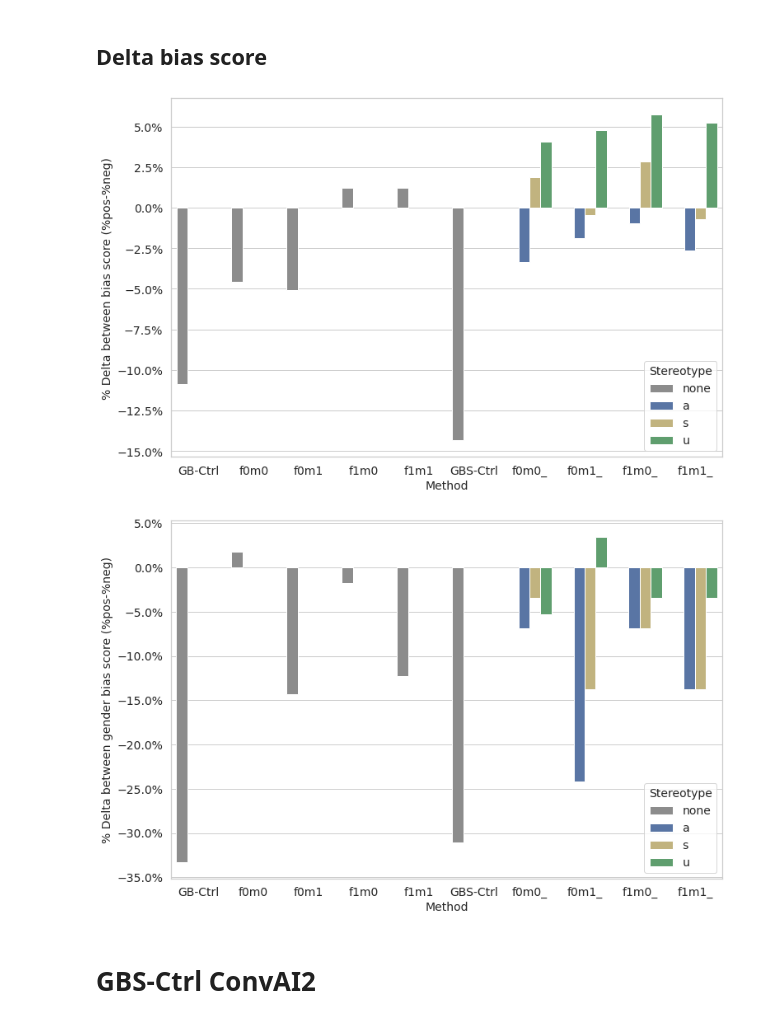
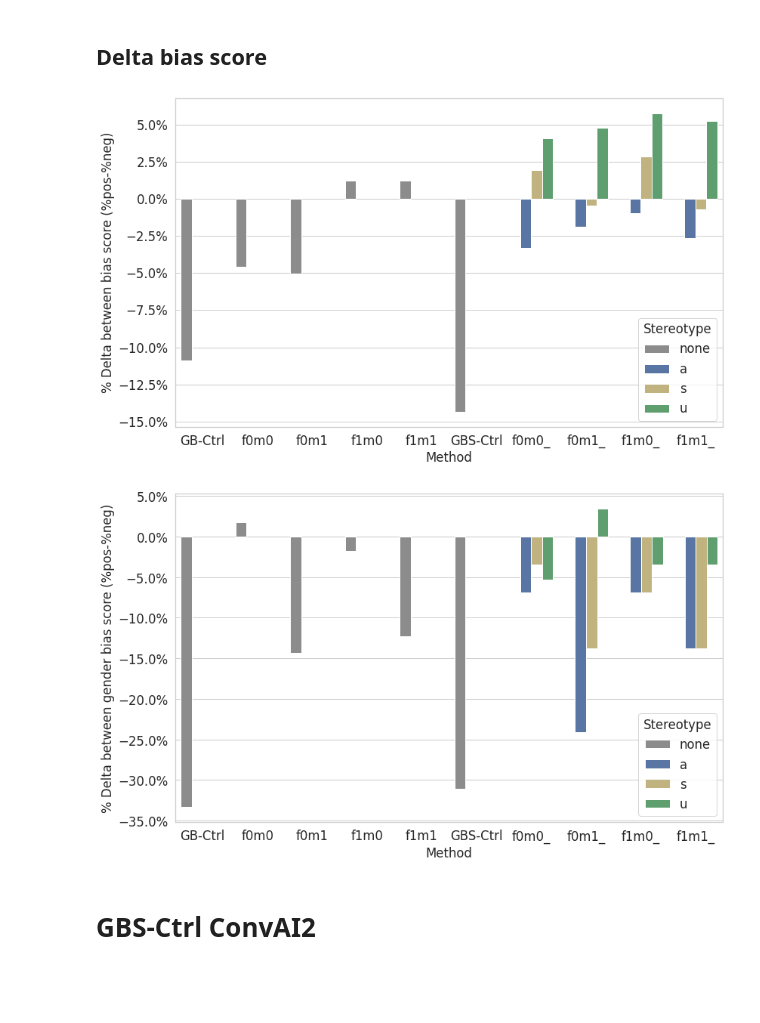
Before and after one commit to gabrielle-lau/Mitigating-Gender-Bias-in-Dialogue-Generation, a Jupyter notebook: figures/seaborn_plots.ipynb, the cells around one changed output. Drawn from its saved outputs; the diff is of its cells as text; code cells hidden in the pictures; blank space fills up the shorter version.

```diff
--- a/figures/seaborn_plots.ipynb
+++ b/figures/seaborn_plots.ipynb
@@ -8,18 +9,11 @@ from matplotlib.patches import ConnectionPatch
 # %%
-# set figure dimensions
-sns.set(rc={'figure.figsize':(12,6)})
+# overall style
 # set background color
 sns.set_style("whitegrid")
 # set color palette
 color="deep"
 sns.set_palette(color)
-# diverging color palette
-# color="icefire"
-# sns.color_palette(color, as_cmap=True)
 sns.color_palette(color)
-
-# reset to default matplotlib style
-# plt.style.use('default')
 # %% [output]
 [(0.2980392156862745, 0.4470588235294118, 0.6901960784313725),
  (0.8666666666666667, 0.5176470588235295, 0.3215686274509804),
@@ -101,0 +35,11 @@ plt.show()
+# %%
+# font size
+plt.rc('font', **{'size': 23})
+# line thickness
+thickness=3
+# smoothing
+window_size = 41
+order = 3
+# dimensions
+w=8
+h=6
@@ -102,34 +330,38 @@ plt.show()
 # %% [markdown]
 ## Delta bias score
+# %%
+# Figure dimensions
+w=13
+h=8
 # %%
 data = pd.read_excel('/rds/project/rds-xyBFuSj0hm0/myl40/mphil_project/excel/bias_score2.xlsx')
 
 my_palette=['C7','C0','C8','C2']
-f, ax = plt.subplots(figsize=(12, 8))
+f, ax = plt.subplots(figsize=(w, h))
 sns.barplot(x = "Method", y = "delta bias score", hue = "Stereotype", palette=my_palette, data = data)
 
-size=14
+size=16.5
 ax.yaxis.set_major_formatter(mtick.PercentFormatter(1.0))
 plt.xlabel("Method", fontsize=size)
 plt.ylabel("% Delta between bias score (%pos-%neg)", fontsize=size)
 legend = plt.legend(loc='lower right', title='Stereotype', fontsize=size)
 plt.setp(legend.get_title(),fontsize=size)
 plt.tick_params(labelsize=size)
 
 plt.savefig('seaborn_plots/delta_bias', dpi=500, facecolor='w', edgecolor='w',
         orientation='landscape', format=None, pad_inches=0,
         transparent=False, bbox_inches='tight')
 plt.show()
 # %% [output]
-[figure, old version]
+[figure, new version]
 # %%
 data = pd.read_excel('/rds/project/rds-xyBFuSj0hm0/myl40/mphil_project/excel/bias_score2.xlsx')
 
 my_palette=['C7','C0','C8','C2']
-f, ax = plt.subplots(figsize=(12, 8))
+f, ax = plt.subplots(figsize=(w, h))
 sns.barplot(x = "Method", y = "delta gender bias score", hue = "Stereotype", palette=my_palette, data = data)
 
-size=14
+size=16.5
 ax.yaxis.set_major_formatter(mtick.PercentFormatter(1.0))
 plt.xlabel("Method", fontsize=size)
 plt.ylabel("% Delta between gender bias score (%pos-%neg)", fontsize=size)
@@ -142,7 +374,7 @@ plt.savefig('seaborn_plots/delta_gender_bias', dpi=500, facecolor='w', edgecolor
         transparent=False, bbox_inches='tight')
 plt.show()
 # %% [output]
-[figure, old version]
+[figure, new version]
 # %% [markdown]
 # GBS-Ctrl ConvAI2
 # %%
```
Also changed, not shown: parts of 54 cells of this notebook.
